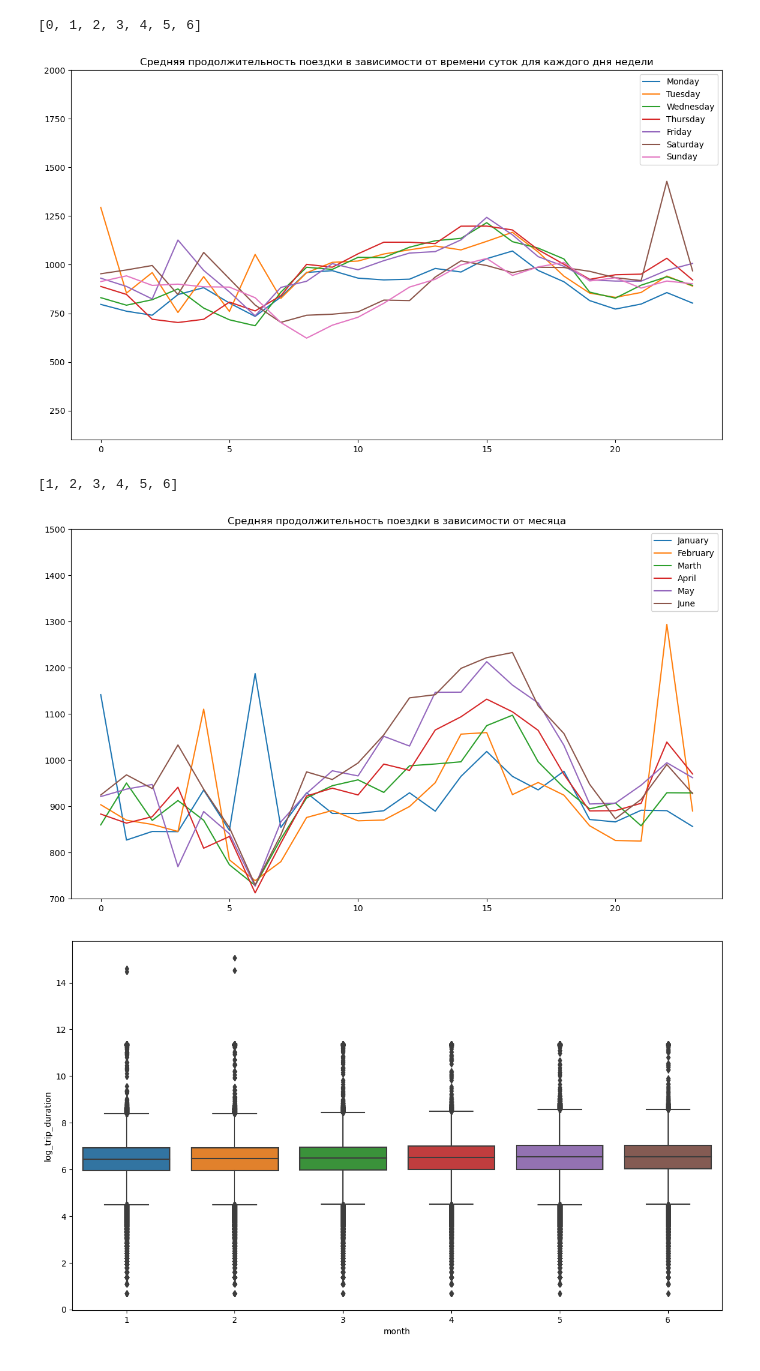
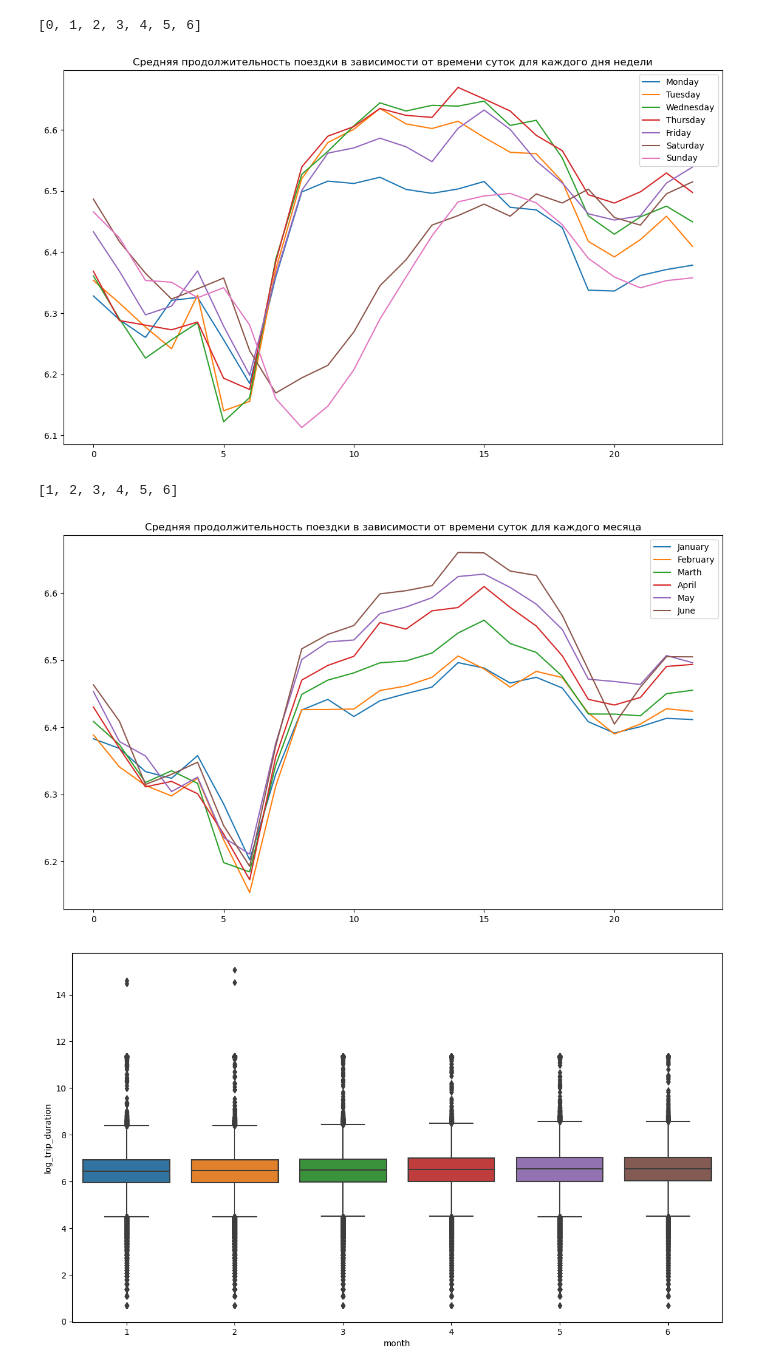
Before and after one commit to RatSeOff/StartML_KC, a Jupyter notebook: Module_2_Machine_Learning/Lesson_7_Features_selection/HW_7.ipynb, the cells around one changed output. Saved outputs shown, nothing was run; the diff lists cells and outputs as text; code cells hidden in the pictures.

```diff
--- a/Module_2_Machine_Learning/Lesson_7_Features_selection/HW_7.ipynb
+++ b/Module_2_Machine_Learning/Lesson_7_Features_selection/HW_7.ipynb
@@ -126,15 +126,13 @@ P.S. Сами графики мы проверять у Вас не будем.
 **Hint**: обратите внимание на сильную просадку в январе. Почему она могла произойти - можно прочитать <a href="https://en.wikipedia.org/wiki/January_2016_United_States_blizzard"> здесь</a>. В будущем можно будет создать бинарный признак "произошла ли поездка во время сильного снегопада".
 # %%
 ### Your code is here
-processed_data = processed_data.assign(trip_duration=np.expm1(processed_data['log_trip_duration']))
-
 
 fig = plt.figure()
 fig.set_size_inches(16, 10)
 
 
 # Количество поездок в зависимости от дня недели
-x = ['Sunday', 'Monday', 'Tuesday', 'Wednesday', 'Thursday', 'Friday', 'Saturday']
+x = ['Monday', 'Tuesday', 'Wednesday', 'Thursday', 'Friday', 'Saturday', 'Sunday']
 y = processed_data.groupby('day_of_week', as_index=False).count()['vendor_id']
 ax_1 = fig.add_subplot(2, 2, 1)
 plt.plot(x, y)
@@ -142,10 +140,9 @@ plt.ylim((100000, 300000))
 
 
 # Средняя продолжительность поездок в зависимости от дня недели
-y = processed_data.groupby('day_of_week', as_index=False)['trip_duration'].mean()['trip_duration']
+y = processed_data.groupby('day_of_week', as_index=False)['log_trip_duration'].mean()['log_trip_duration']
 ax_2 = fig.add_subplot(2, 2, 2)
 plt.plot(x, y)
-plt.ylim(700, 1200)
 
 # Количество поездок в зависимости от времени суток
 x = sorted(processed_data['hour'].unique())
@@ -155,7 +152,7 @@ plt.plot(x, y)
 
 
 # Средняя продолжительность поездок в зависимости от времени суток
-y = processed_data.groupby('hour', as_index=False)['trip_duration'].mean()['trip_duration']
+y = processed_data.groupby('hour', as_index=False)['log_trip_duration'].mean()['log_trip_duration']
 ax_4 = fig.add_subplot(2, 2, 4)
 plt.plot(x, y)
 
@@ -198,18 +195,17 @@ fig = plt.figure()
 fig.set_size_inches(14, 8)
 
 
-for z in range(0, 6+1):
-    x = sorted(processed_data[processed_data['day_of_week'] == z]['hour'].unique())
-    y = processed_data[processed_data['day_of_week'] == z].groupby('hour', as_index=False)['trip_duration'].mean()['trip_duration']
+for i in range(0, 6+1):
+    x = sorted(processed_data[processed_data['day_of_week'] == i]['hour'].unique())
+    y = processed_data[processed_data['day_of_week'] == i].groupby('hour', as_index=False)['log_trip_duration'].mean()['log_trip_duration']
     plt.plot(x, y)
-plt.ylim(100, 2000)
 
 plt.legend(['Monday', 'Tuesday', 'Wednesday', 'Thursday', 'Friday', 'Saturday', 'Sunday'])
 plt.title('Средняя продолжительность поездки в зависимости от времени суток для каждого дня недели')
 
 plt.show()
 # %% [output]
-[figure, old version]
+[figure, new version]
 # %%
 sorted(processed_data['month'].unique())
 # %% [output]
@@ -217,20 +213,20 @@ sorted(processed_data['month'].unique())
 # %%
 fig = plt.figure()
 fig.set_size_inches(14, 8)
 
 
-for z in range(1, 6+1):
-    x = sorted(processed_data[processed_data['month'] == z]['hour'].unique())
-    y = processed_data[processed_data['month'] == z].groupby('hour', as_index=False)['trip_duration'].mean()['trip_duration']
+for i in range(1, 6+1):
+    x = sorted(processed_data[processed_data['month'] == i]['hour'].unique())
+    y = processed_data[processed_data['month'] == i].groupby('hour', as_index=False)['log_trip_duration'].mean()['log_trip_duration']
     plt.plot(x, y)
-plt.ylim(700, 1500)
+
 
 plt.legend(['January', 'February', 'Marth', 'April', 'May', 'June'])
-plt.title('Средняя продолжительность поездки в зависимости от месяца')
+plt.title('Средняя продолжительность поездки в зависимости от времени суток для каждого месяца')
 
 plt.show()
 # %% [output]
-[figure, old version]
+[figure, new version]
 # %%
 import seaborn as sns
 # %%
```
Also changed, not shown: parts of 2 cells of this notebook.
